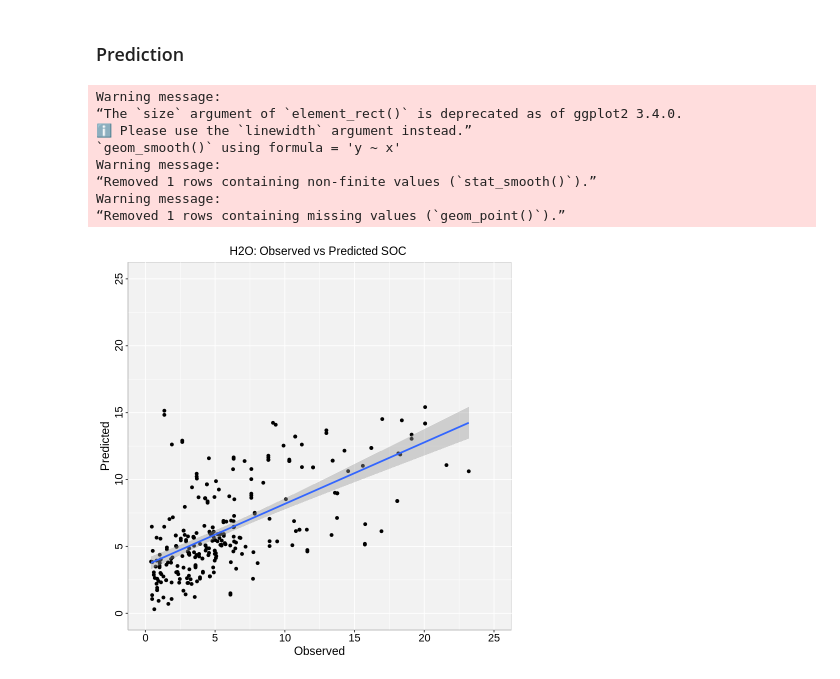
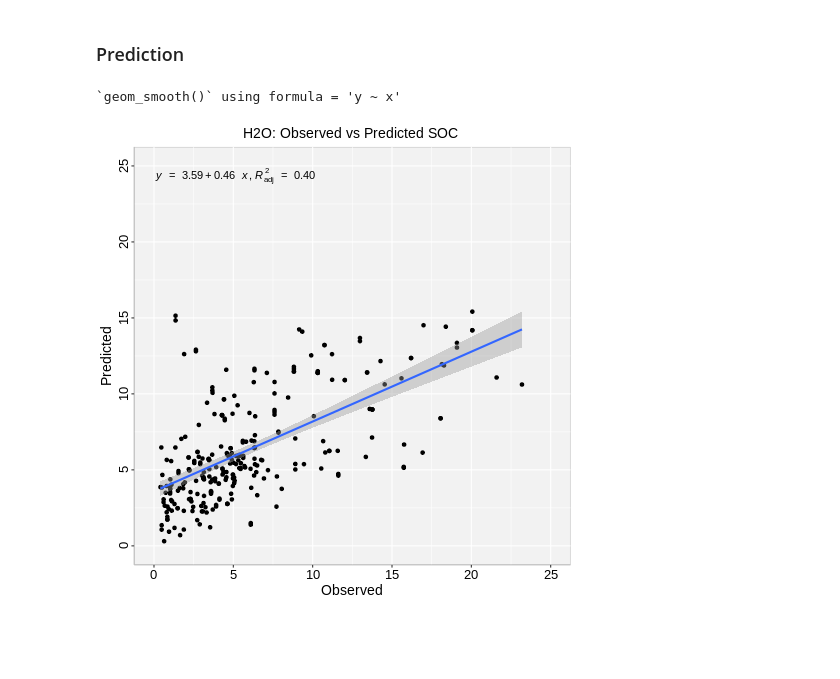
Before and after one commit to zia207/r-colab, a Jupyter notebook: generalized_linear_models.ipynb, the cells around one changed output. Drawn from its saved outputs; the diff is of its cells as text; code cells hidden in the pictures; blank space fills up the shorter version.

```diff
--- a/generalized_linear_models.ipynb
+++ b/generalized_linear_models.ipynb
@@ -759,30 +723,26 @@ pred.glm <- as.data.frame(h2o.predict(object = glm_h2o, newdata = h_test))
 test_data<-as.data.frame(h_test)
 test_data$GLM_SOC<-pred.glm$predict
 # %%
+%%R
+library(ggpmisc)
+formula<-y~x
 ggplot(test_data, aes(SOC,GLM_SOC)) +
   geom_point() +
   geom_smooth(method = "lm")+
-  #stat_poly_eq(use_label(c("eq", "adj.R2")), formula = formula) +
+  stat_poly_eq(use_label(c("eq", "adj.R2")), formula = formula) +
   ggtitle("H2O: Observed vs Predicted SOC ") +
   xlab("Observed") + ylab("Predicted") +
   scale_x_continuous(limits=c(0,25), breaks=seq(0, 25, 5))+
   scale_y_continuous(limits=c(0,25), breaks=seq(0, 25, 5)) +
   # Flip the bars
   theme(
     panel.background = element_rect(fill = "grey95",colour = "gray75",size = 0.5, linetype = "solid"),
     axis.line = element_line(colour = "grey"),
     plot.title = element_text(size = 14, hjust = 0.5),
     axis.title.x = element_text(size = 14),
     axis.title.y = element_text(size = 14),
     axis.text.x=element_text(size=13, colour="black"),
     axis.text.y=element_text(size=13,angle = 90,vjust = 0.5, hjust=0.5, colour='black'))
 # %% [output]
-Warning message:
-“The `size` argument of `element_rect()` is deprecated as of ggplot2 3.4.0.
-ℹ Please use the `linewidth` argument instead.”
 `geom_smooth()` using formula = 'y ~ x'
-Warning message:
-“Removed 1 rows containing non-finite values (`stat_smooth()`).”
-Warning message:
-“Removed 1 rows containing missing values (`geom_point()`).”
-[figure, old version]
+[figure, new version]
```
Also changed, not shown: parts of 31 cells of this notebook.
